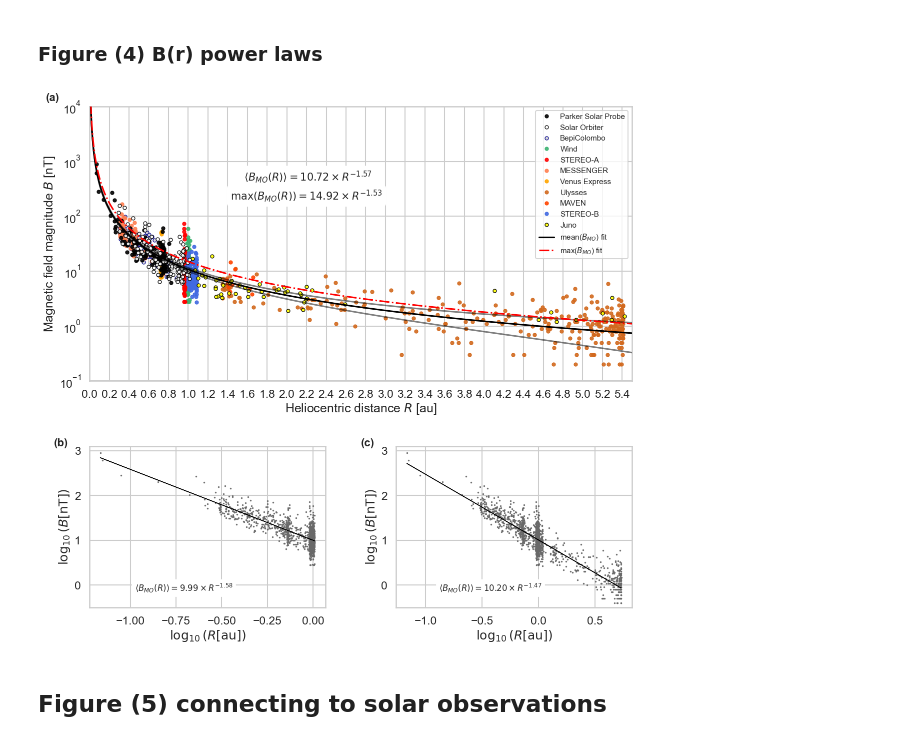
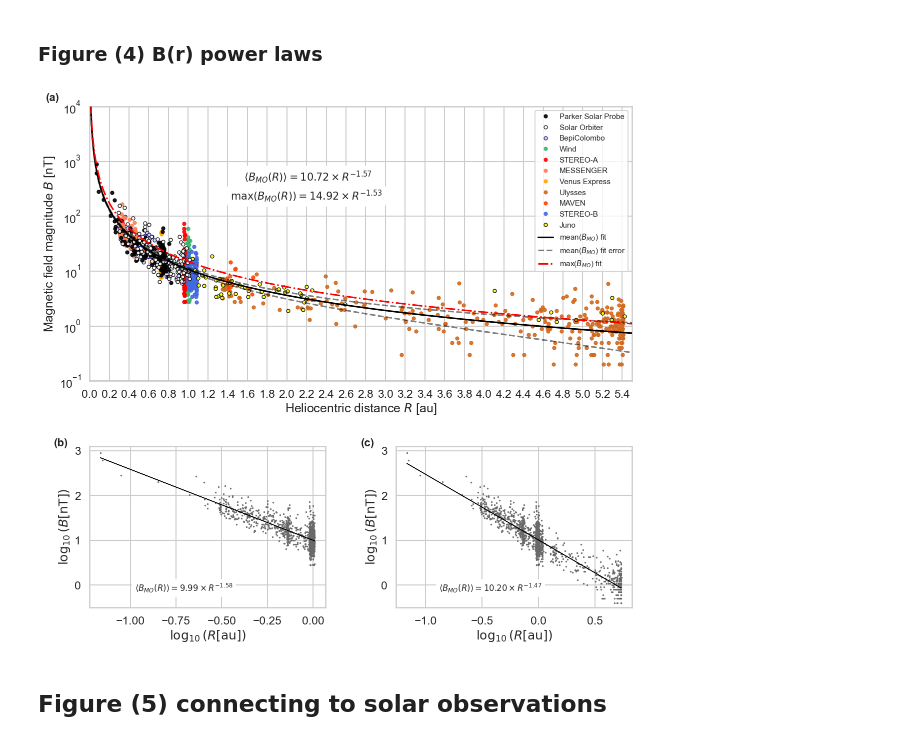
Before and after one commit to cmoestl/icmecat_paper_2026, a Jupyter notebook: moestl_icmecat_results.ipynb, the cells around one changed output. Drawn from its saved outputs; the diff is of its cells as text; code cells hidden in the pictures.

```diff
--- a/moestl_icmecat_results.ipynb
+++ b/moestl_icmecat_results.ipynb
@@ -1148,8 +1145,8 @@ ax.set_yscale('log')
 ########### plot fits
 ax.plot(fitx,powerlaw(fitx,param[0],param[1]),'-k', zorder=5, label='mean($B_{MO}$) fit')
 #with errors 2 std
-ax.plot(fitx,powerlaw(fitx,param[0]-2*perr[0],fit_lm[0][1])-2*perr[0],'-k',alpha=0.5, zorder=5)
-ax.plot(fitx,powerlaw(fitx,param[0]+2*perr[0],fit_lm[0][1])+2*perr[0],'-k',alpha=0.5, zorder=5)
+ax.plot(fitx,powerlaw(fitx,param[0]-2*perr[0],fit_lm[0][1])-2*perr[0],'--k',alpha=0.5, zorder=5,label='mean($B_{MO}$) fit error')
+ax.plot(fitx,powerlaw(fitx,param[0]+2*perr[0],fit_lm[0][1])+2*perr[0],'--k',alpha=0.5, zorder=5)
 ax.plot(fitx,powerlaw(fitx,param2[0],param2[1]),'-.r', zorder=5, label='max($B_{MO}$) fit')
 
 formulastring=r'$\langle B_{MO}(R) \rangle  = '+str(np.round(param[0],2))+r' \times R^{'+str(np.round(param[1],2))+'}$'
@@ -1164,34 +1161,34 @@ ax.legend(loc=1,fontsize=11)
 ax2 = fig.add_subplot(gs[1, 0])
 ax2.plot(rmeanlog1,bmeanlog1,'o', markersize=1.5, alpha=0.9, color='dimgrey')
 ax2.plot(rmeanlog1,linear(rmeanlog1,k1,d1),'-k',linewidth=1)
 ax2.set_ylim(-0.5,3.1)
 ax2.set_xlabel(r'$\log_{10}(R \text{[au]})$')
 ax2.set_ylabel(r'$\log_{10}(B \text{[nT]})$')
 ax2.text(-0.15, 1.05, '(b)', transform=ax2.transAxes, fontsize=16, fontweight='bold', va='top')
 strd=f'{np.round(10**d1, 2):.2f}'
 formulastring=r'$\langle B_{MO}(R) \rangle ='+strd+r' \times R^{'+str(np.round(k1,2))+'}$'
 ax2.annotate(formulastring,xy=(0.4,0.1),xycoords='axes fraction',fontsize=12,ha='center',bbox=dict(boxstyle='round', facecolor='white'))
 
 
 ############### Bottom right plot
 ax3 = fig.add_subplot(gs[1, 1])
 ax3.plot(rmeanlog2,bmeanlog2,'o', markersize=1.5, alpha=0.9,color='dimgrey')
 ax3.plot(rmeanlog2,linear(rmeanlog2,k2,d2),'-k',linewidth=1)
 ax3.set_ylim(-0.5,3.1)
 ax3.set_xlabel(r'$\log_{10}(R \text{[au]})$')
 ax3.set_ylabel(r'$\log_{10}(B \text{[nT]})$')
 ax3.text(-0.15, 1.05, '(c)', transform=ax3.transAxes, fontsize=16, fontweight='bold', va='top')
 
 strd=f'{np.round(10**d2, 2):.2f}'
 formulastring=r'$ \langle B_{MO}(R) \rangle ='+strd+r' \times R^{'+str(np.round(k2,2))+'}$'
 ax3.annotate(formulastring,xy=(0.4,0.1),xycoords='axes fraction',fontsize=12,ha='center',bbox=dict(boxstyle='round', facecolor='white'))
 
 #plt.tight_layout()
 
 plt.savefig('results/fig4_br_mo.png', dpi=300,bbox_inches='tight')
 plt.savefig('results/fig4_br_mo.pdf', dpi=300,bbox_inches='tight')
 # %% [output]
-[figure, old version]
+[figure, new version]
 # %% [markdown]
 ## Figure (5) connecting to solar observations
 # %% [markdown]
```
Also changed, not shown: parts of 3 cells of this notebook, 8 other files.
